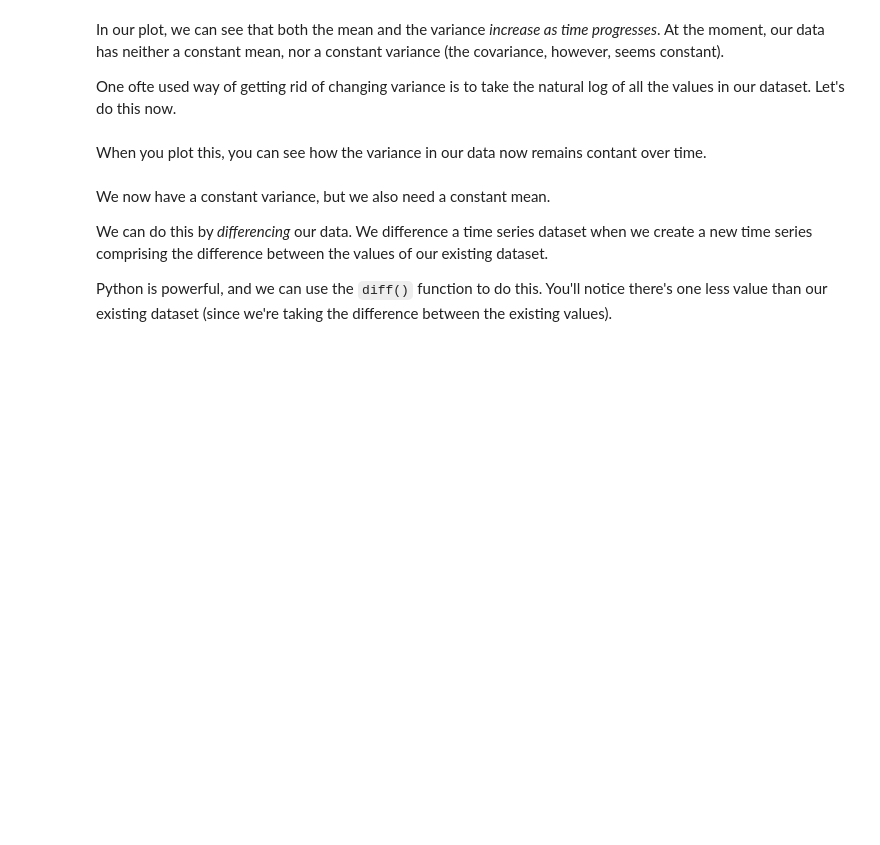
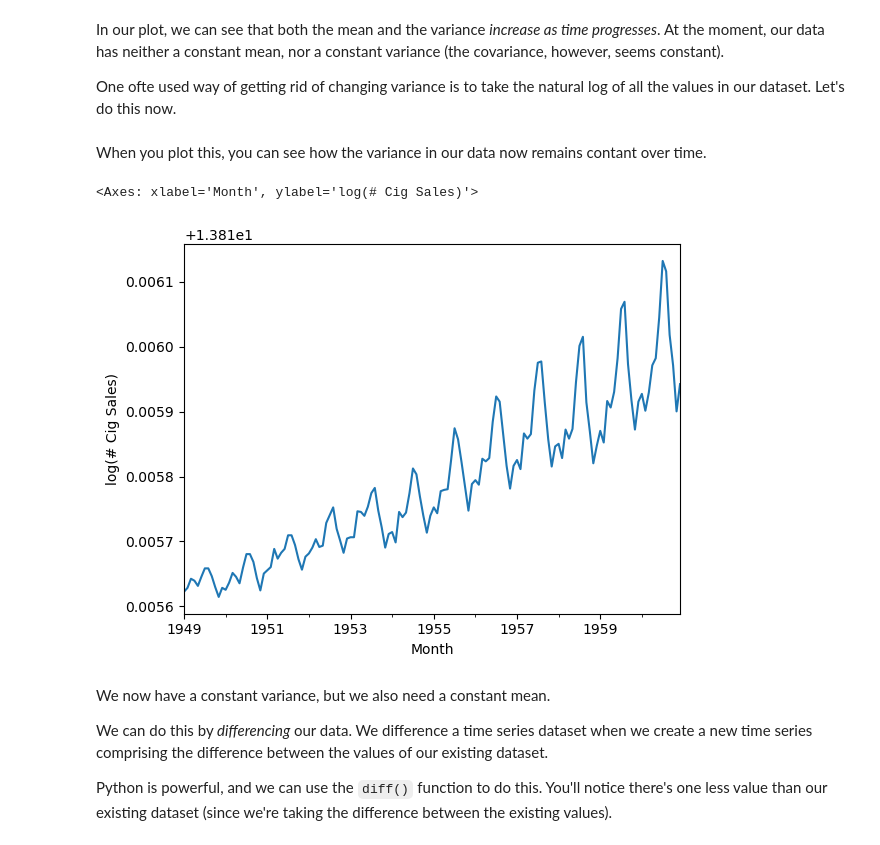
Before and after one commit to tennisvs/Springboard, a Jupyter notebook: Homework/Cowboys&CigrettesCaseStudy/Cowboy Cigarettes Case Study - Tier 3.ipynb, the cells around one changed output. Saved outputs shown, nothing was run; the diff lists cells and outputs as text; code cells hidden in the pictures; blank space fills up the shorter version.

```diff
--- a/Homework/Cowboys&CigrettesCaseStudy/Cowboy Cigarettes Case Study - Tier 3.ipynb
+++ b/Homework/Cowboys&CigrettesCaseStudy/Cowboy Cigarettes Case Study - Tier 3.ipynb
@@ -222,3 +248,5 @@ _ _ _
+# %%
+nlog_y = np.log(y)
 # %% [markdown]
 
 When you plot this, you can see how the variance in our data now remains contant over time.
@@ -227,3 +253,8 @@ _ _ _
+# %%
+nlog_y.plot(ylabel='log(# Cig Sales)')
+# %% [output]
+<Axes: xlabel='Month', ylabel='log(# Cig Sales)'>
+[figure, added]
 # %% [markdown]
 We now have a constant variance, but we also need a constant mean.
 
```
Also changed, not shown: parts of 21 cells of this notebook.
